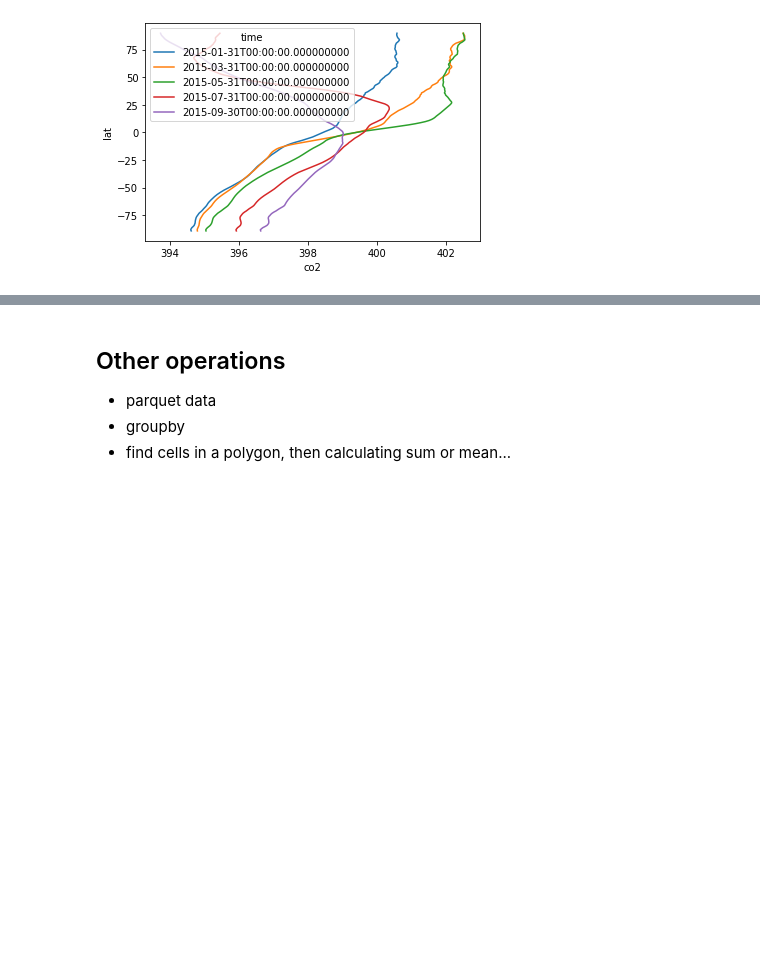
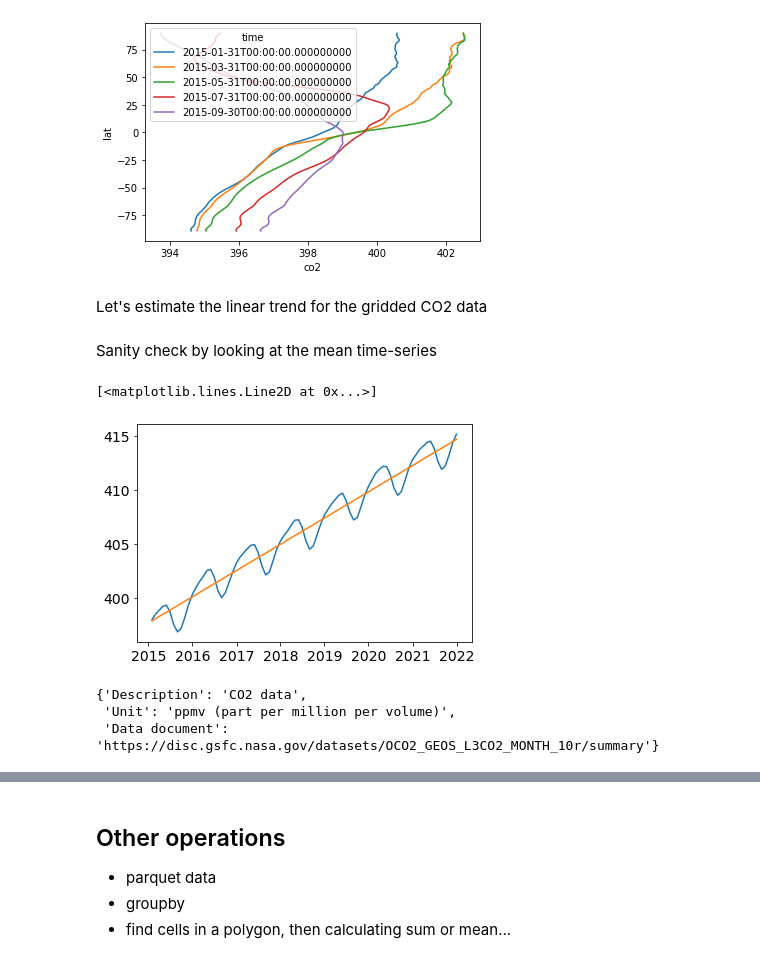
Before and after one commit to envgp/taking_the_pulse_atmosphere, a Jupyter notebook: pulse_atmosphere_greenhouse_gases.ipynb, the cells around one changed output, grey strips where cells are left out. Cells and saved outputs as stored; diff of their text form; code cells hidden in the pictures; blank space fills up the shorter version.

```diff
--- a/pulse_atmosphere_greenhouse_gases.ipynb
+++ b/pulse_atmosphere_greenhouse_gases.ipynb
@@ -265,3 +207,39 @@ co2_lat['co2'].isel(time=[0, 2, 4, 6, 8]).plot.line(y='lat', hue='time')
  <matplotlib.lines.Line2D at 0x...>,
  <matplotlib.lines.Line2D at 0x...>]
 [figure]
+# %% [markdown]
+Let's estimate the linear trend for the gridded CO2 data
+# %%
+def linear_fit(time_series, data):
+    # assume the time series has a regular sampling rate
+    times = np.arange(len(time_series))
+    G = np.c_[times, np.ones_like(times)]
+    Pinv = np.linalg.pinv(G)
+    m = Pinv.dot(data)
+    predicted_data = G @ m
+    slope = m[0,:]
+    intercept = m[1,:]
+    return predicted_data, slope, intercept
+# %%
+co2_vec = co2_data.co2.data.reshape((co2_data.co2.data.shape[0], np.prod(co2_data.co2.data.shape[1:])))
+time_series = co2_data.time.data
+co2_linear_fit, slope, intercept = linear_fit(time_series, co2_vec)
+# %%
+co2_data['slope'] = (("lat", "lon"), slope.reshape(co2_data.co2.data.shape[1:]))
+co2_data['intercept'] = (("lat", "lon"), intercept.reshape(co2_data.co2.data.shape[1:]))
+co2_data['co2_linear_fit'] = (("time", "lat", "lon"), co2_linear_fit.reshape(co2_data.co2.data.shape))
+# %% [markdown]
+Sanity check by looking at the mean time-series
+# %%
+co2_mean_time_series = co2_data.mean(dim=['lat','lon'])
+plt.plot(co2_mean_time_series.time, co2_mean_time_series.co2.data)
+plt.plot(co2_mean_time_series.time, co2_mean_time_series.co2_linear_fit.data)
+# %% [output]
+[<matplotlib.lines.Line2D at 0x...>]
+[figure, added]
+# %%
+co2_data.attrs
+# %% [output]
+{'Description': 'CO2 data',
+ 'Unit': 'ppmv (part per million per volume)',
+ 'Data document': 'https://disc.gsfc.nasa.gov/datasets/OCO2_GEOS_L3CO2_MONTH_10r/summary'}
```
Also changed, not shown: parts of 24 cells of this notebook, 1 other file.
